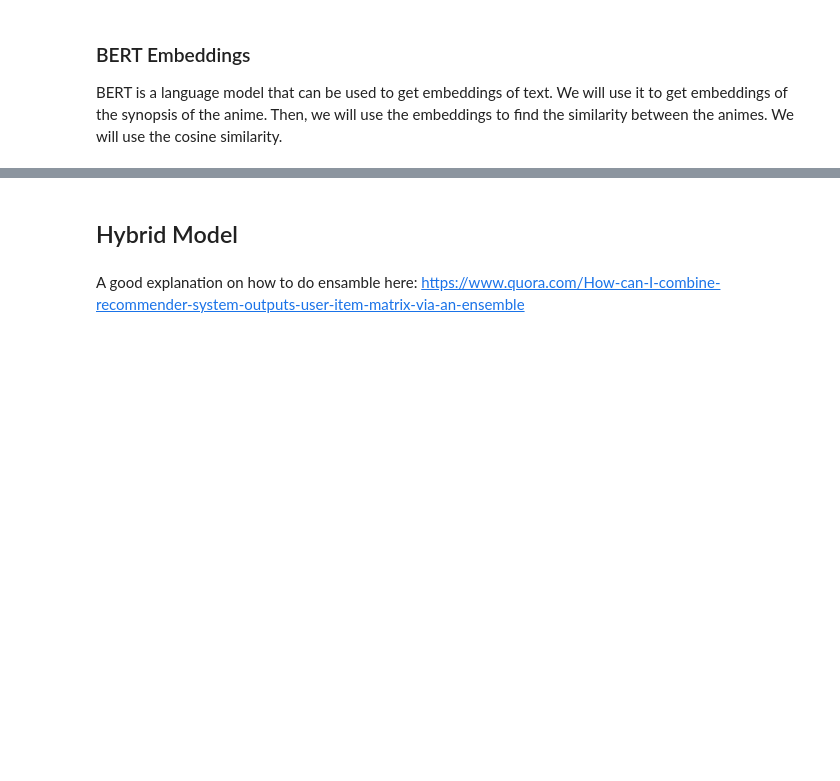
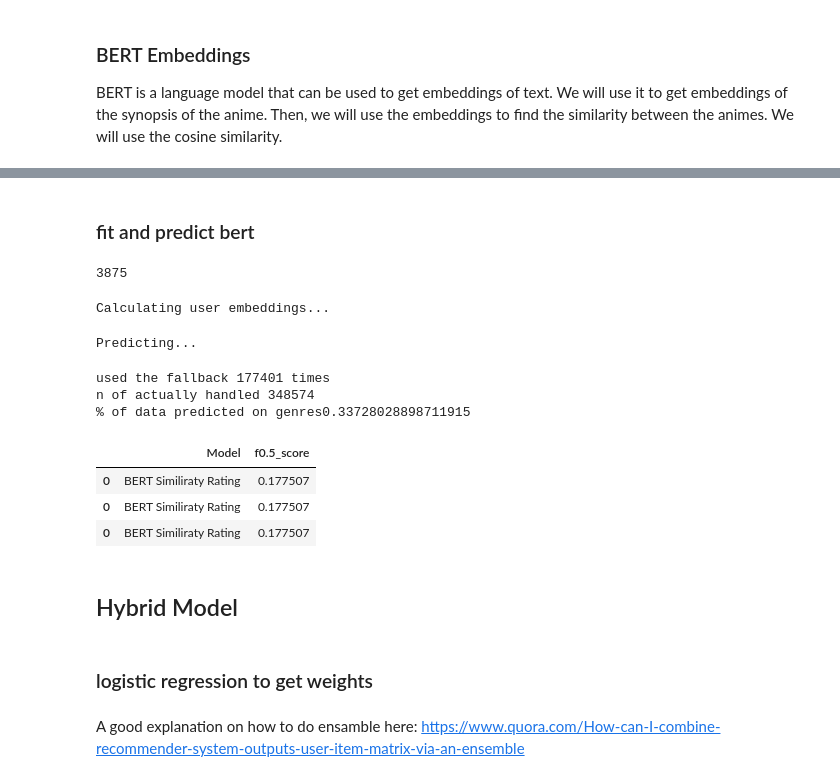
Before and after one commit to akseljoonas/rec-system-MLFortnight, a Jupyter notebook: main_model.ipynb, the cells around one changed output, grey strips where cells are left out. Cells and saved outputs as stored; diff of their text form; code cells hidden in the pictures; blank space fills up the shorter version.

```diff
--- a/main_model.ipynb
+++ b/main_model.ipynb
@@ -646,0 +786,9 @@ def bert_embed_parallel(texts, batch_size=32):
+# %%
+#stemming
+from nltk.stem import PorterStemmer
+stemmer = PorterStemmer()
+def stem_words(text):
+    return " ".join([stemmer.stem(word) for word in text.split()])
+game_data['detailed_description'] = game_data['detailed_description'].apply(lambda x: stem_words(x))
+# %%
+game_data['detailed_description'] = game_data['detailed_description'].apply(lambda text: re.sub(' +', ' ', text))
@@ -656 +806,9 @@ We will make a similar model as with the genres, but instead of using the genres
+# %% [markdown]
+### fit and predict bert
+# %%
+embedded_texts = np.load("./bert_embeddings.npy")
+# %%
+print(len(embedded_texts))
+# %% [output]
+3875
 # %%
@@ -693,9 +863,18 @@ class BertSimRating:
+# %%
+bert_sim_rating = BertSimRating()
+bert_sim_rating.fit(train, train.voted_up)
+# %% [output]
+Calculating user embeddings...
 # %%
-bert_sim_rating = BertSimRating()
-bert_sim_rating.fit(train_ratings, train_ratings.rating)
-
-y_pred = bert_sim_rating.predict(test_ratings)
-
-mae = mean_absolute_error(test_ratings.rating, y_pred)
-
+y_pred = bert_sim_rating.predict(eval)
+mae = mean_absolute_error(eval.voted_up, y_pred)
 add_res('BERT Similiraty Rating', mae)
+# %% [output]
+Predicting...
+used the fallback 177401 times
+n of actually handled 348574
+% of data predicted on genres0.33728028898711915
+|  | Model | f0.5_score |
+| 0 | BERT Similiraty Rating | 0.177507 |
+| 0 | BERT Similiraty Rating | 0.177507 |
+| 0 | BERT Similiraty Rating | 0.177507 |
@@ -702,4 +885,6 @@ add_res('BERT Similiraty Rating', mae)
 # %% [markdown]
 ## Hybrid Model
+# %% [markdown]
+### logistic regression to get weights
 # %% [markdown]
 A good explanation on how to do ensamble here: https://www.quora.com/How-can-I-combine-recommender-system-outputs-user-item-matrix-via-an-ensemble
```
Also changed, not shown: parts of 60 cells of this notebook.
